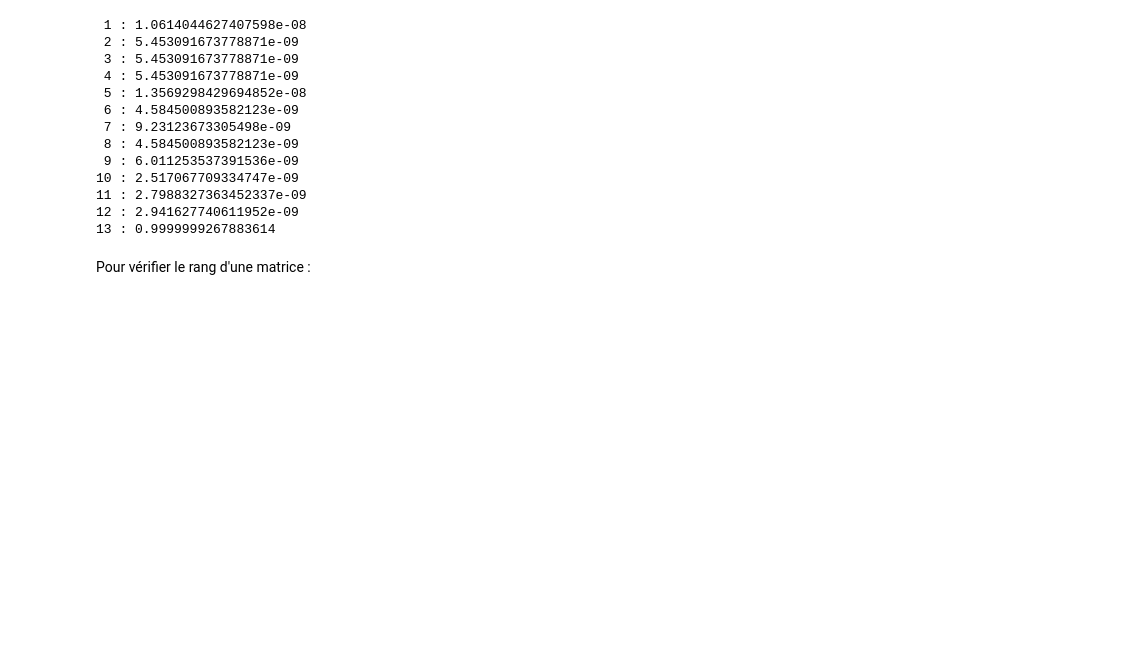
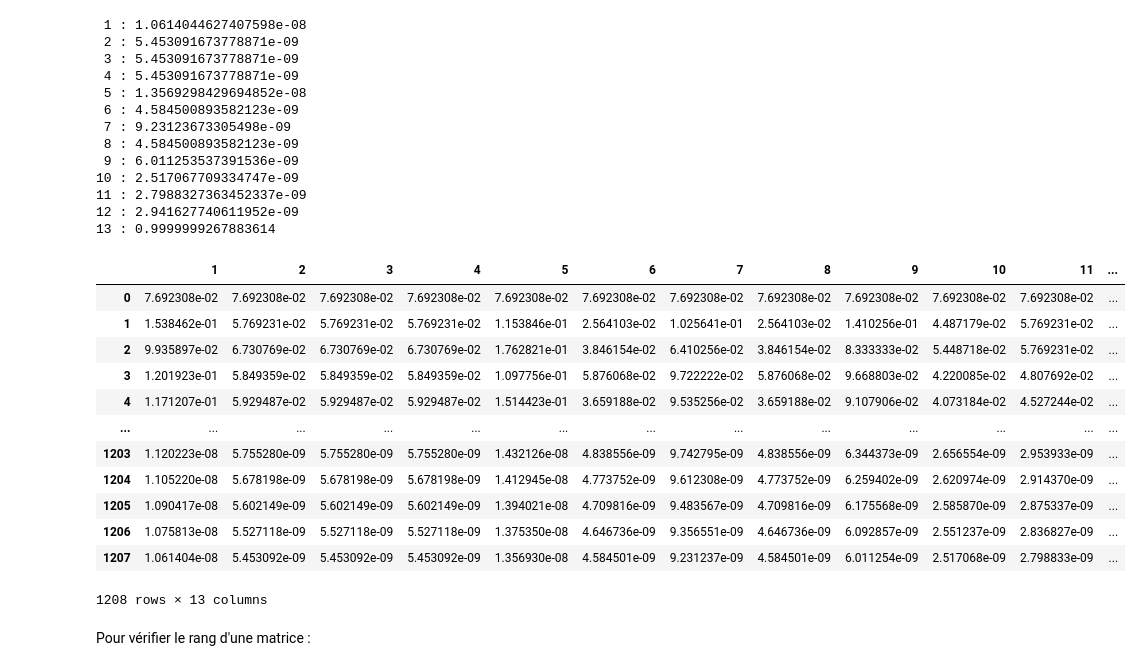
Before and after one commit to Info-TSI-Vieljeux/pourDS, a Jupyter notebook: correcDSweb.ipynb, the cells around one changed output. Cells and saved outputs as stored; diff of their text form; code cells hidden in the pictures; blank space fills up the shorter version.

```diff
--- a/correcDSweb.ipynb
+++ b/correcDSweb.ipynb
@@ -826,5 +828,43 @@ for i in range(1,len(web)+1) :
 11 : 2.7988327363452337e-09
 12 : 2.941627740611952e-09
 13 : 0.9999999267883614
+# %%
+def PageRankSansTeleportSequenciel(web: dict) -> list:
+    n = len(web)
+    mu_avant = [1/n for i in range(n)]
+    mu_apres = [0 for i in range(n)]
+    Mat = [mu_avant[:]]
+    test = True
+    while test :
+        for i in range(n) :
+            S = 0
+            for j in web :
+                if i+1 in web[j] :
+                    S += 1/len(web[j])*mu_avant[j-1]
+            mu_apres[i] = S
+        test = False
+        for i in range(n) :
+            if abs(mu_apres[i]-mu_avant[i])>1e-9 :
+                test = True
+        mu_avant[:] = mu_apres[:]
+        Mat.append(mu_apres[:])
+    Res = pd.DataFrame(Mat,columns=[i for i in range(1,len(web)+1)])
+    return Res
+# %%
+PageRankSansTeleportSequenciel(web)
+# %% [output]
+|  | 1 | 2 | 3 | 4 | 5 | 6 | 7 | 8 | 9 | 10 | 11 | ... |
+| 0 | 7.692308e-02 | 7.692308e-02 | 7.692308e-02 | 7.692308e-02 | 7.692308e-02 | 7.692308e-02 | 7.692308e-02 | 7.692308e-02 | 7.692308e-02 | 7.692308e-02 | 7.692308e-02 | ... |
+| 1 | 1.538462e-01 | 5.769231e-02 | 5.769231e-02 | 5.769231e-02 | 1.153846e-01 | 2.564103e-02 | 1.025641e-01 | 2.564103e-02 | 1.410256e-01 | 4.487179e-02 | 5.769231e-02 | ... |
+| 2 | 9.935897e-02 | 6.730769e-02 | 6.730769e-02 | 6.730769e-02 | 1.762821e-01 | 3.846154e-02 | 6.410256e-02 | 3.846154e-02 | 8.333333e-02 | 5.448718e-02 | 5.769231e-02 | ... |
+| 3 | 1.201923e-01 | 5.849359e-02 | 5.849359e-02 | 5.849359e-02 | 1.097756e-01 | 5.876068e-02 | 9.722222e-02 | 5.876068e-02 | 9.668803e-02 | 4.220085e-02 | 4.807692e-02 | ... |
+| 4 | 1.171207e-01 | 5.929487e-02 | 5.929487e-02 | 5.929487e-02 | 1.514423e-01 | 3.659188e-02 | 9.535256e-02 | 3.659188e-02 | 9.107906e-02 | 4.073184e-02 | 4.527244e-02 | ... |
+| ... | ... | ... | ... | ... | ... | ... | ... | ... | ... | ... | ... | ... |
+| 1203 | 1.120223e-08 | 5.755280e-09 | 5.755280e-09 | 5.755280e-09 | 1.432126e-08 | 4.838556e-09 | 9.742795e-09 | 4.838556e-09 | 6.344373e-09 | 2.656554e-09 | 2.953933e-09 | ... |
+| 1204 | 1.105220e-08 | 5.678198e-09 | 5.678198e-09 | 5.678198e-09 | 1.412945e-08 | 4.773752e-09 | 9.612308e-09 | 4.773752e-09 | 6.259402e-09 | 2.620974e-09 | 2.914370e-09 | ... |
+| 1205 | 1.090417e-08 | 5.602149e-09 | 5.602149e-09 | 5.602149e-09 | 1.394021e-08 | 4.709816e-09 | 9.483567e-09 | 4.709816e-09 | 6.175568e-09 | 2.585870e-09 | 2.875337e-09 | ... |
+| 1206 | 1.075813e-08 | 5.527118e-09 | 5.527118e-09 | 5.527118e-09 | 1.375350e-08 | 4.646736e-09 | 9.356551e-09 | 4.646736e-09 | 6.092857e-09 | 2.551237e-09 | 2.836827e-09 | ... |
+| 1207 | 1.061404e-08 | 5.453092e-09 | 5.453092e-09 | 5.453092e-09 | 1.356930e-08 | 4.584501e-09 | 9.231237e-09 | 4.584501e-09 | 6.011254e-09 | 2.517068e-09 | 2.798833e-09 | ... |
+1208 rows × 13 columns
 # %% [markdown]
 Pour vérifier le rang d'une matrice :
```
Also changed, not shown: parts of 11 cells of this notebook.
